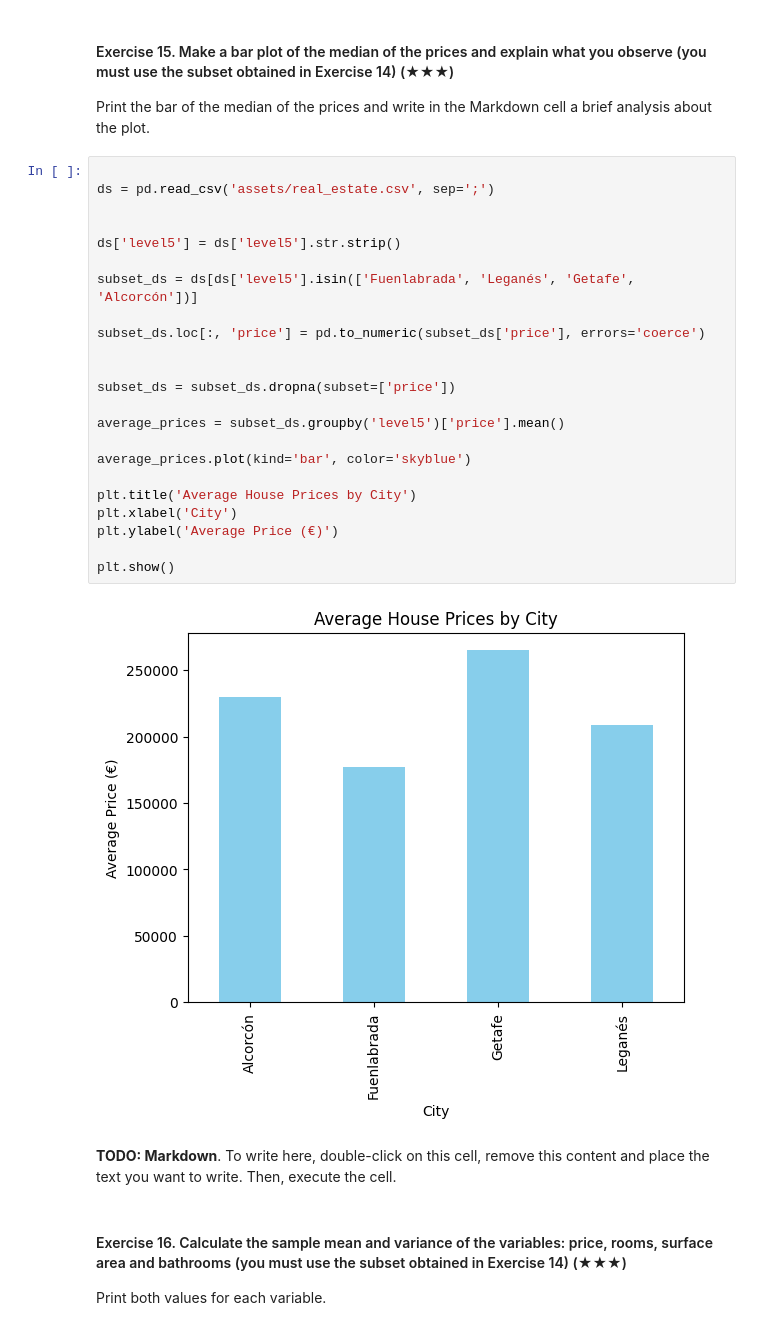
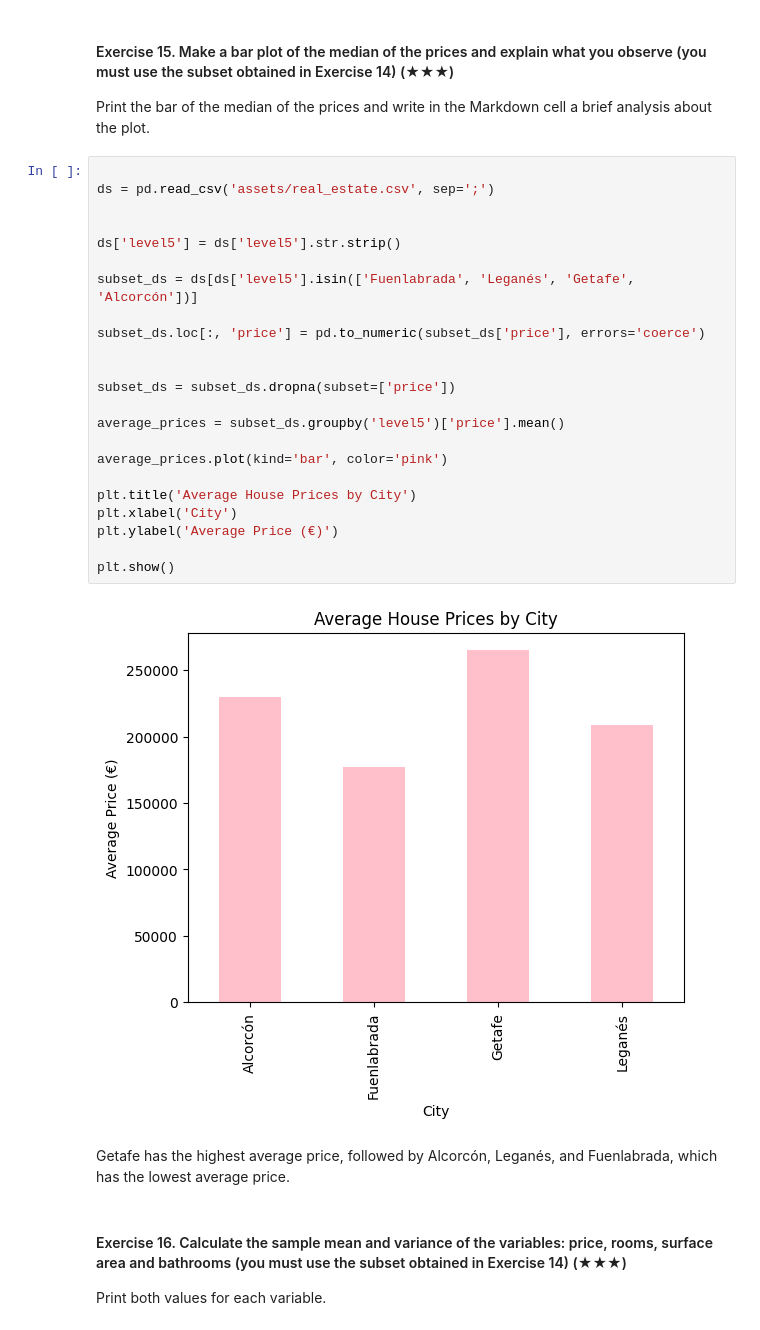
Before and after one commit to 4GeeksAcademy/Miura.realestate-datacleanup-exercise, a Jupyter notebook: project.ipynb, the cells around one changed output. Drawn from its saved outputs; the diff is of its cells as text.

```diff
--- a/project.ipynb
+++ b/project.ipynb
@@ -297,30 +297,30 @@ Print the bar of the median of the prices and write in the Markdown cell a brief
 # %%
 
 ds = pd.read_csv('assets/real_estate.csv', sep=';')
 
 
 ds['level5'] = ds['level5'].str.strip()
 
 subset_ds = ds[ds['level5'].isin(['Fuenlabrada', 'Leganés', 'Getafe', 'Alcorcón'])]
 
 subset_ds.loc[:, 'price'] = pd.to_numeric(subset_ds['price'], errors='coerce')
 
 
 subset_ds = subset_ds.dropna(subset=['price'])
 
 average_prices = subset_ds.groupby('level5')['price'].mean()
 
-average_prices.plot(kind='bar', color='skyblue')
+average_prices.plot(kind='bar', color='pink')
 
 plt.title('Average House Prices by City')
 plt.xlabel('City')
 plt.ylabel('Average Price (€)')
 
 plt.show()
 # %% [output]
-[figure, old version]
+[figure, new version]
 # %% [markdown]
-**TODO: Markdown**. To write here, double-click on this cell, remove this content and place the text you want to write. Then, execute the cell.
+Getafe has the highest average price, followed by Alcorcón, Leganés, and Fuenlabrada, which has the lowest average price.
 # %% [markdown]
 #### Exercise 16. Calculate the sample mean and variance of the variables: price, rooms, surface area and bathrooms (you must use the subset obtained in Exercise 14) (★★★)
 
```
